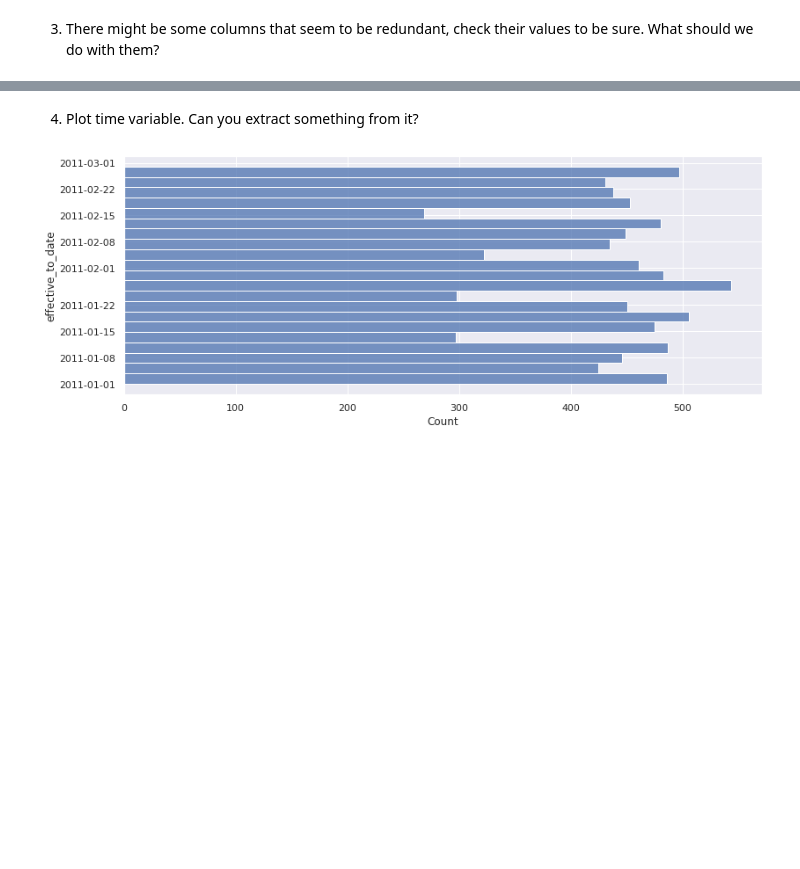
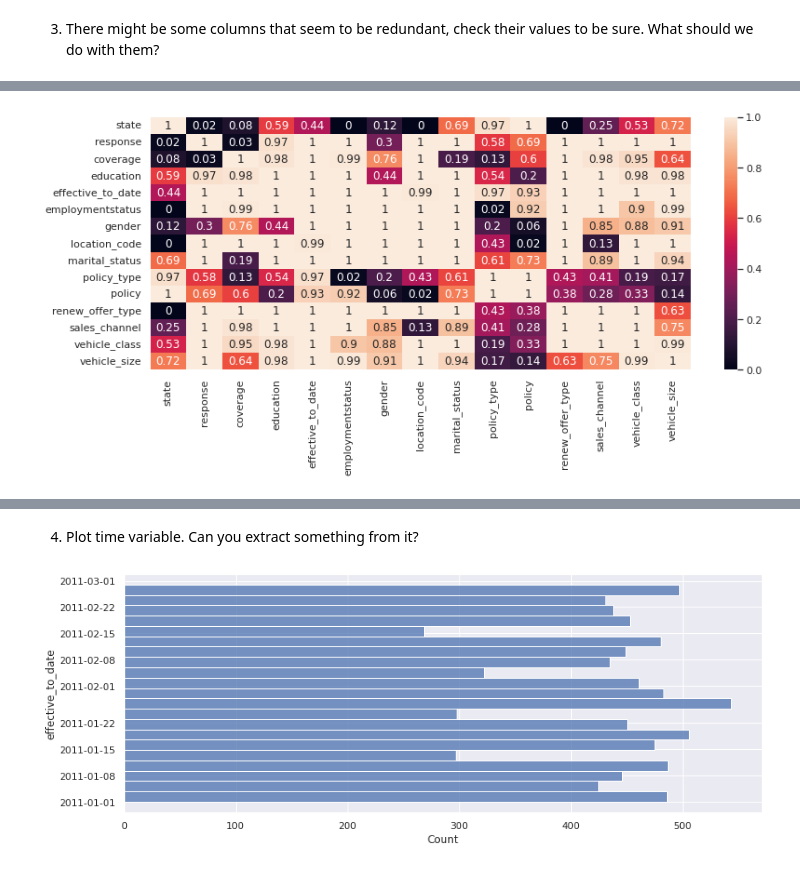
Before and after one commit to jordi-zaragoza/lab-feature-extraction, a Jupyter notebook: Exercise.ipynb, the cells around one changed output, grey strips where cells are left out. Drawn from its saved outputs; the diff is of its cells as text; code cells hidden in the pictures; blank space fills up the shorter version.

```diff
--- a/Exercise.ipynb
+++ b/Exercise.ipynb
@@ -69,0 +83,3 @@ for col in categorical_df_num.columns:
+# %%
+data_crosstab = pd.crosstab(categorical_df['policy_type'], categorical_df['policy'], margins = False)
+data_crosstab
@@ -69,0 +109,24 @@ for col in categorical_df_num.columns:
+# %%
+def Dependance_matrix(df):
+    def Dependance_test(df,col1,col2,chi_val):
+        data_crosstab = pd.crosstab(df[col1], df[col2], margins = False)
+        if (st.chi2_contingency(data_crosstab)[1] < chi_val):
+    #         print(col1, 'and', col2 , 'are DEPENDENT ', st.chi2_contingency(data_crosstab)[1])
+            return np.round(st.chi2_contingency(data_crosstab)[1],2)
+        else:
+    #         print(col1, 'and', col2 , 'are INDEPENDENT ', st.chi2_contingency(data_crosstab)[1])
+            return np.round(st.chi2_contingency(data_crosstab)[1],2)
+    rows = []
+    cols = []
+    for col1 in df.columns:
+        for col2 in df.columns:
+            rows.append(Dependance_test(df,col1,col2,0.05))
+        cols.append(rows)
+        rows = []
+    return pd.DataFrame(cols, columns = df.columns,index = df.columns)
+# %%
+corr_jor = Dependance_matrix(categorical_df.drop(columns = ['customer']))
+sns.heatmap(1 - corr_jor, annot=True) # I want to see it like the numerical, therefore i do 1-corr
+plt.show()
+# %% [output]
+[figure, added]
```
Also changed, not shown: parts of 10 cells of this notebook.
